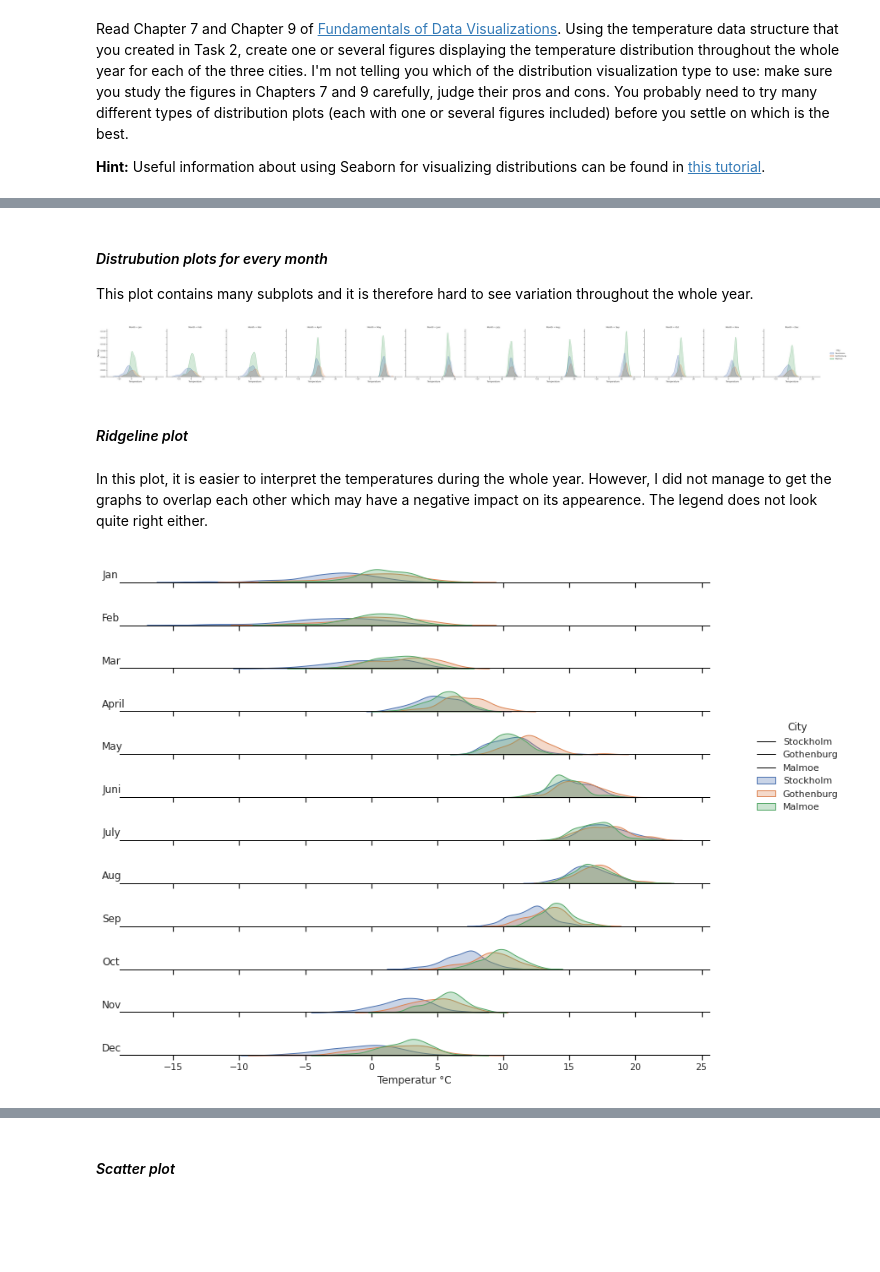
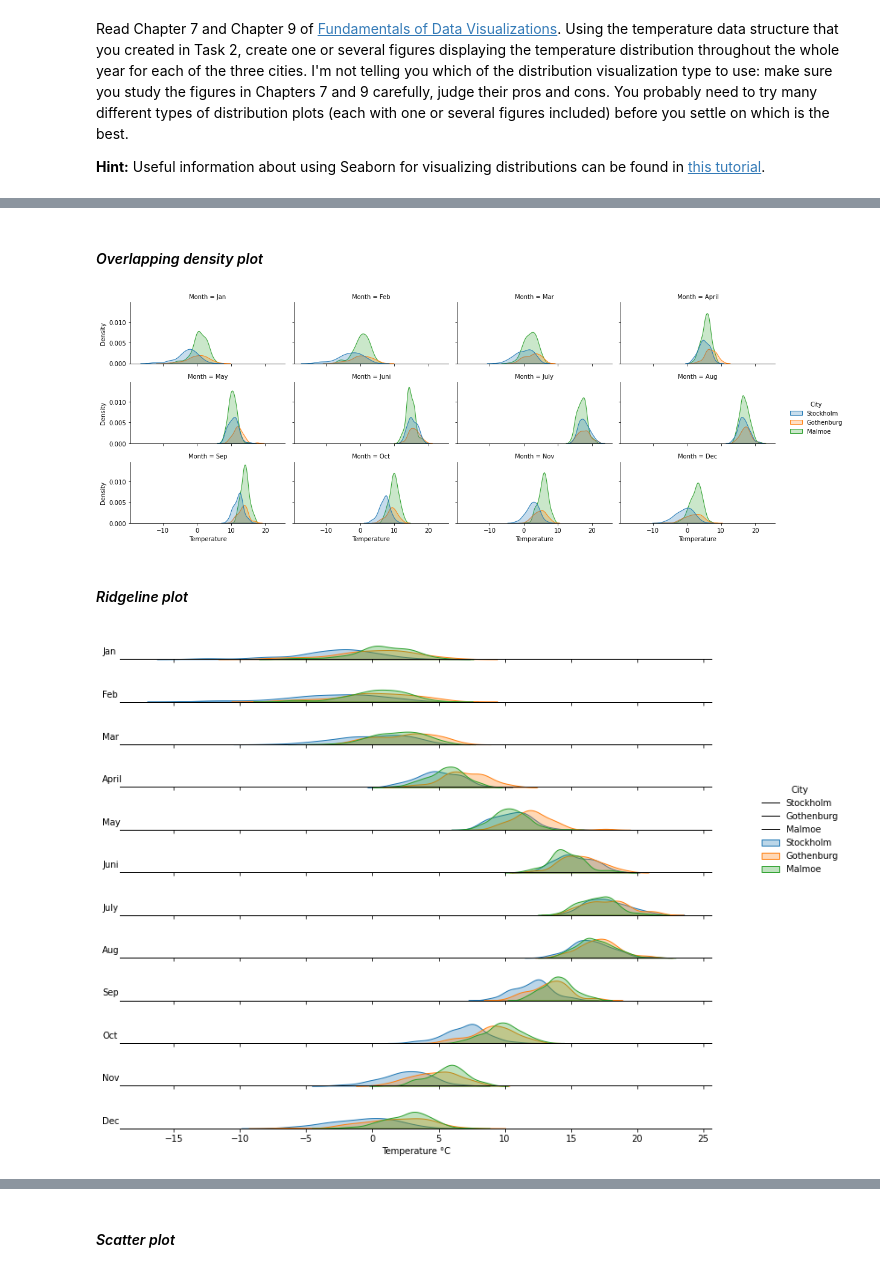
Before and after one commit to elvinafahlgren/Visualization, a Jupyter notebook: worksheet-2.ipynb, the cells around one changed output, grey strips where cells are left out. Cells and saved outputs as stored; diff of their text form; code cells hidden in the pictures; blank space fills up the shorter version.

```diff
--- a/worksheet-2.ipynb
+++ b/worksheet-2.ipynb
@@ -211,14 +177,11 @@ sns.violinplot(x = "Month", y = "Temperature",
 # %% [markdown]
-#### *Distrubution plots for every month*
-This plot contains many subplots and it is therefore hard to see variation throughout the whole year.
+#### *Overlapping density plot*
 # %%
-g = sns.displot(data=combined, x="Temperature", hue="City", col="Month", kind="kde", fill = True)
+g = sns.displot(data=combined, x="Temperature", hue="City", col="Month", kind="kde", fill = True, aspect = 2, height = 2, col_wrap = 4)
 # %% [output]
-[figure, old version]
+[figure, new version]
 # %% [markdown]
 #### *Ridgeline plot*
-# %% [markdown]
-In this plot, it is easier to interpret the temperatures during the whole year. However, I did not manage to get the graphs to overlap each other which may have a negative impact on its appearence. The legend does not look quite right either.
 # %%
 ridge_plot = sns.FacetGrid(combined, row="Month", hue="City", aspect=15, height=0.5)
 # Draw the densities in a few steps
@@ -228,13 +191,13 @@ for i, ax in enumerate(ridge_plot.axes.flat):
         ax.text(-0.03, .3, combined.Month[i], fontweight="regular", ha="left", va="center", transform=ax.transAxes)
 
 ridge_plot.tight_layout(pad=-8, h_pad=False)
-#ridge_plot_combined.fig.subplots_adjust(hspace=-0.01)
+#ridge_plot_combined.fig.subplots_adjust(hspace=-0.01) # this should make the graphs overlap, but the graph crashes when i use it
 ridge_plot.set_titles("")
 ridge_plot.set(yticks=[])
 ridge_plot.despine(bottom=True, left=True)
 ax = plt.gca()
-ax.set_xlabel("Temperatur °C")
+ax.set_xlabel("Temperature °C")
 trash = ax.legend(title='City', frameon = False, bbox_to_anchor=[1.15, 14], loc = 'upper center')
 #ridge_plot.savefig("Ridgeline_plot_Seaborn_Python.png")
 # %% [output]
-[figure, old version]
+[figure, new version]
```
Also changed, not shown: parts of 19 cells of this notebook, 7 other files.
